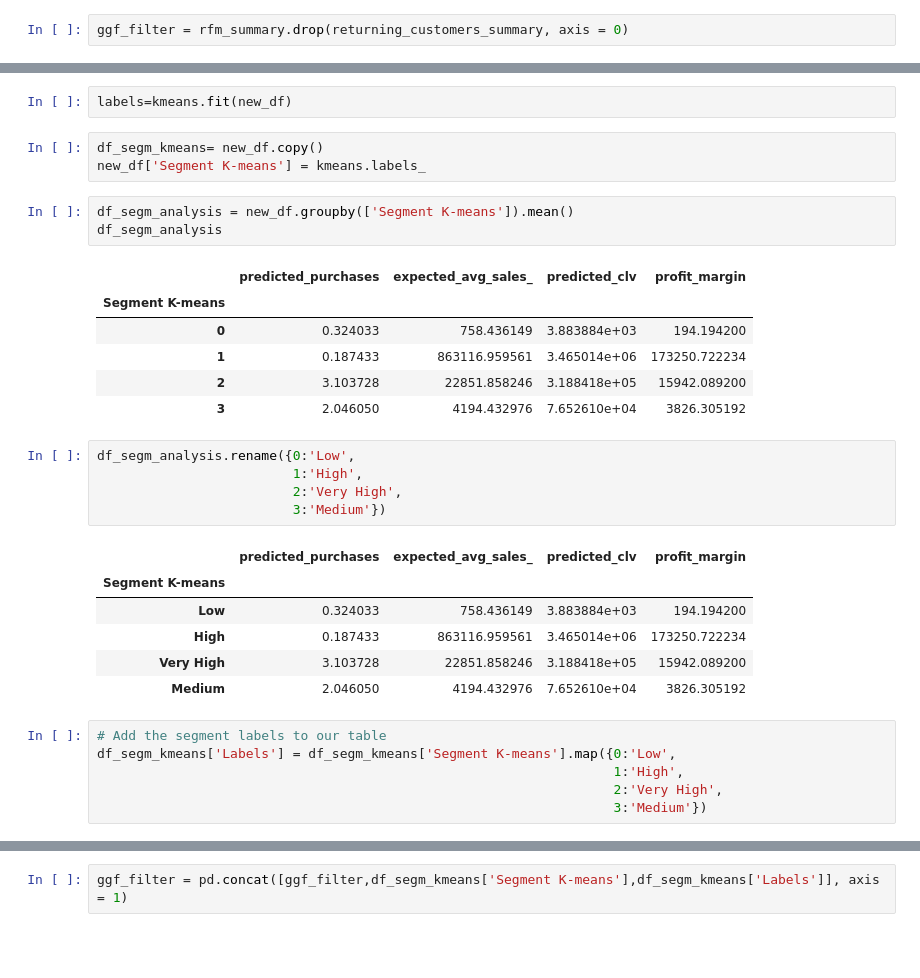
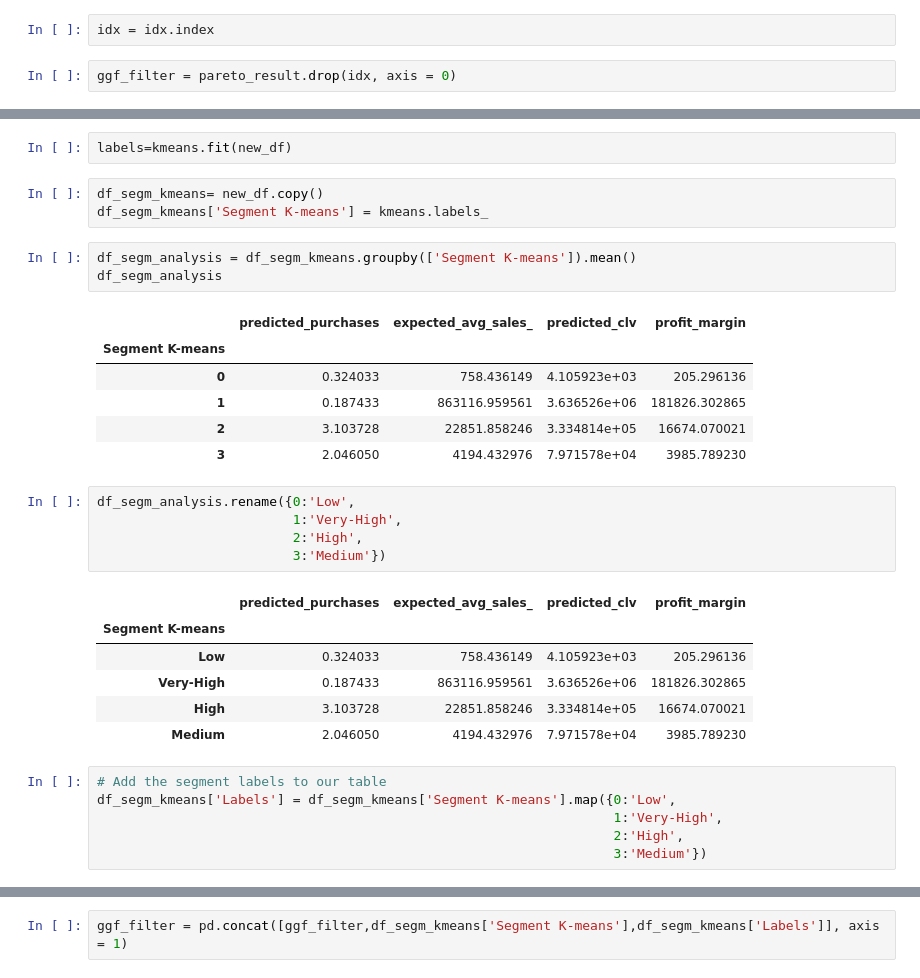
Before and after one commit to mahapara2411/Sentiment-Analysis, a Jupyter notebook: Pareto_NBD_Customer_Segmentation.ipynb, the cells around one changed output, grey strips where cells are left out. Drawn from its saved outputs; the diff is of its cells as text; blank space fills up the shorter version.

```diff
--- a/Pareto_NBD_Customer_Segmentation.ipynb
+++ b/Pareto_NBD_Customer_Segmentation.ipynb
@@ -360,5 +324,7 @@ returning_customers_summary = returning_customers_summary.index
+# %%
+idx = idx.index
 # %%
-ggf_filter = rfm_summary.drop(returning_customers_summary, axis = 0)
+ggf_filter = pareto_result.drop(idx, axis = 0)
 # %%
 m_idx = ggf_filter[(ggf_filter["monetary_value"] <= 0.0)].index
 # %%
@@ -484,34 +455,34 @@ kmeans = KMeans(n_clusters = 4, init = 'k-means++', random_state = 42)
 labels=kmeans.fit(new_df)
 # %%
 df_segm_kmeans= new_df.copy()
-new_df['Segment K-means'] = kmeans.labels_
+df_segm_kmeans['Segment K-means'] = kmeans.labels_
 # %%
-df_segm_analysis = new_df.groupby(['Segment K-means']).mean()
+df_segm_analysis = df_segm_kmeans.groupby(['Segment K-means']).mean()
 df_segm_analysis
 # %% [output]
 |  | predicted_purchases | expected_avg_sales_ | predicted_clv | profit_margin |
 | Segment K-means |  |  |  |  |
-| 0 | 0.324033 | 758.436149 | 3.883884e+03 | 194.194200 |
-| 1 | 0.187433 | 863116.959561 | 3.465014e+06 | 173250.722234 |
-| 2 | 3.103728 | 22851.858246 | 3.188418e+05 | 15942.089200 |
-| 3 | 2.046050 | 4194.432976 | 7.652610e+04 | 3826.305192 |
+| 0 | 0.324033 | 758.436149 | 4.105923e+03 | 205.296136 |
+| 1 | 0.187433 | 863116.959561 | 3.636526e+06 | 181826.302865 |
+| 2 | 3.103728 | 22851.858246 | 3.334814e+05 | 16674.070021 |
+| 3 | 2.046050 | 4194.432976 | 7.971578e+04 | 3985.789230 |
 # %%
 df_segm_analysis.rename({0:'Low',
-                         1:'High',
-                         2:'Very High',
+                         1:'Very-High',
+                         2:'High',
                          3:'Medium'})
 # %% [output]
 |  | predicted_purchases | expected_avg_sales_ | predicted_clv | profit_margin |
 | Segment K-means |  |  |  |  |
-| Low | 0.324033 | 758.436149 | 3.883884e+03 | 194.194200 |
-| High | 0.187433 | 863116.959561 | 3.465014e+06 | 173250.722234 |
-| Very High | 3.103728 | 22851.858246 | 3.188418e+05 | 15942.089200 |
-| Medium | 2.046050 | 4194.432976 | 7.652610e+04 | 3826.305192 |
+| Low | 0.324033 | 758.436149 | 4.105923e+03 | 205.296136 |
+| Very-High | 0.187433 | 863116.959561 | 3.636526e+06 | 181826.302865 |
+| High | 3.103728 | 22851.858246 | 3.334814e+05 | 16674.070021 |
+| Medium | 2.046050 | 4194.432976 | 7.971578e+04 | 3985.789230 |
 # %%
 # Add the segment labels to our table
 df_segm_kmeans['Labels'] = df_segm_kmeans['Segment K-means'].map({0:'Low',
-                                                                  1:'High',
-                                                                  2:'Very High',
+                                                                  1:'Very-High',
+                                                                  2:'High',
                                                                   3:'Medium'})
 # %%
 df_segm_kmeans.head()
```
Also changed, not shown: parts of 70 cells of this notebook.
